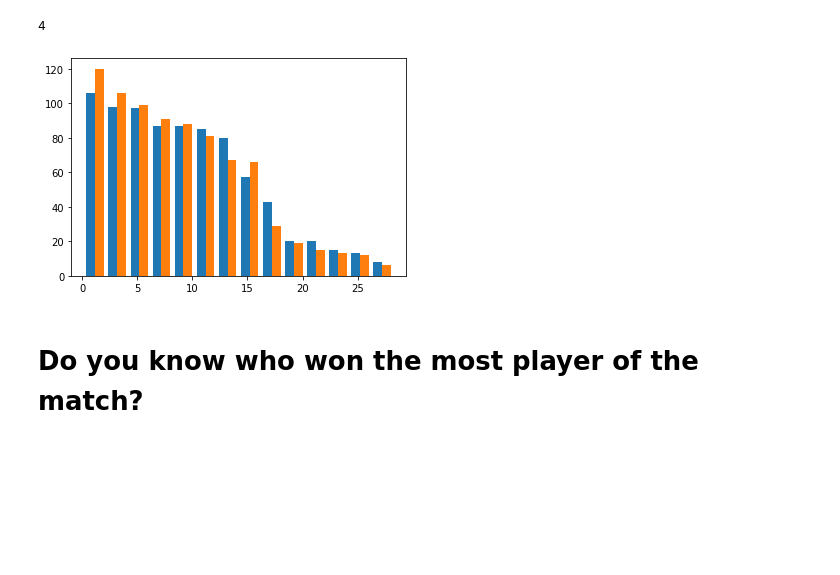
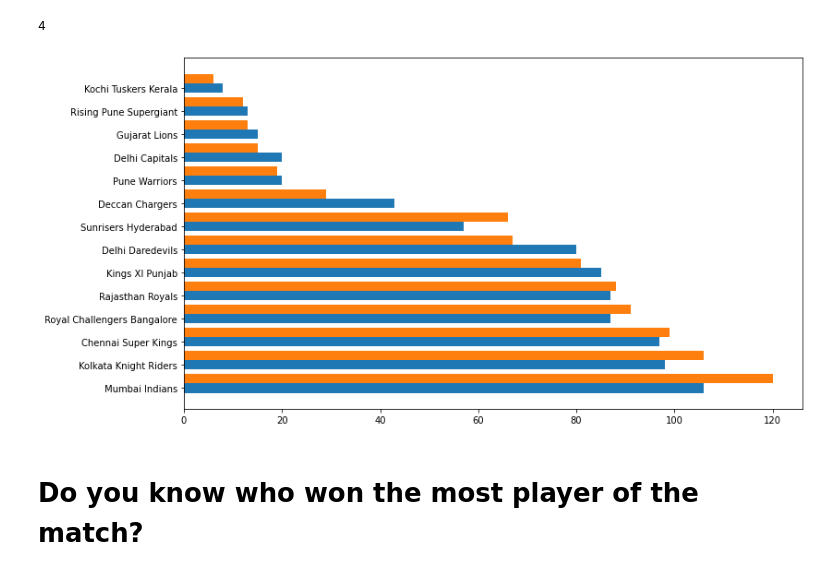
Before and after one commit to subhamyadav580/Data-Analysis-with-IPL-Dataset, a Jupyter notebook: IPL.ipynb, the cells around one changed output. Cells and saved outputs as stored; diff of their text form; code cells hidden in the pictures; blank space fills up the shorter version.

```diff
--- a/IPL.ipynb
+++ b/IPL.ipynb
@@ -375,25 +360,30 @@ match_winners.pop(len(match_winners)-1)
 # %% [output]
 4
 # %%
+fig = plt.figure(figsize=(12, 7))
+
+ax = fig.add_subplot()
+
 n = 1
 t = 2
 d = len(teams)
 w = 0.8
 x_values1 = [t*element + w*n for element in range(d)]
 
 
 n = 2
 t = 2
 d = len(teams)
 w = 0.8
 x_values2 = [t*element + w*n for element in range(d)]
 
-
-plt.bar(x_values1, toss_winners)
-plt.bar(x_values2, match_winners)
+ax.set_yticks(x_values1)
+ax.set_yticklabels(teams)
+plt.barh(x_values1, toss_winners)
+plt.barh(x_values2, match_winners)
 plt.show()
 # %% [output]
-[figure, old version]
+[figure, new version]
 # %% [markdown]
 # **Do you know who won the most player of the match?**
 # %%
```
Also changed, not shown: parts of 28 cells of this notebook.
